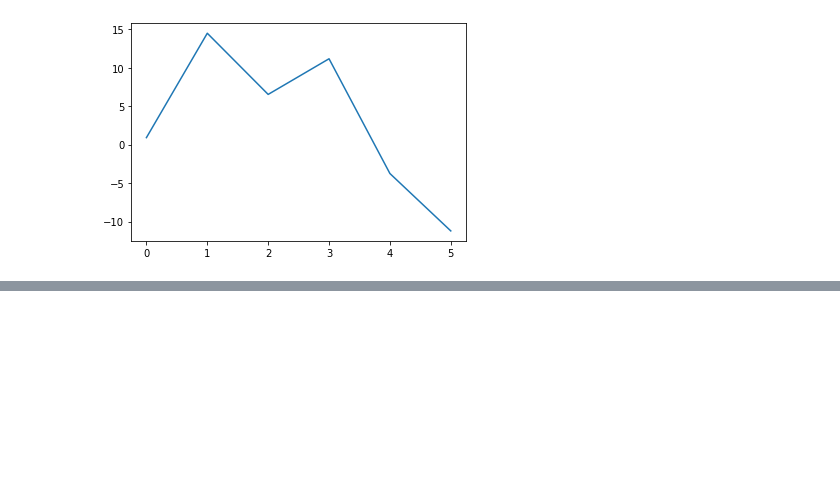
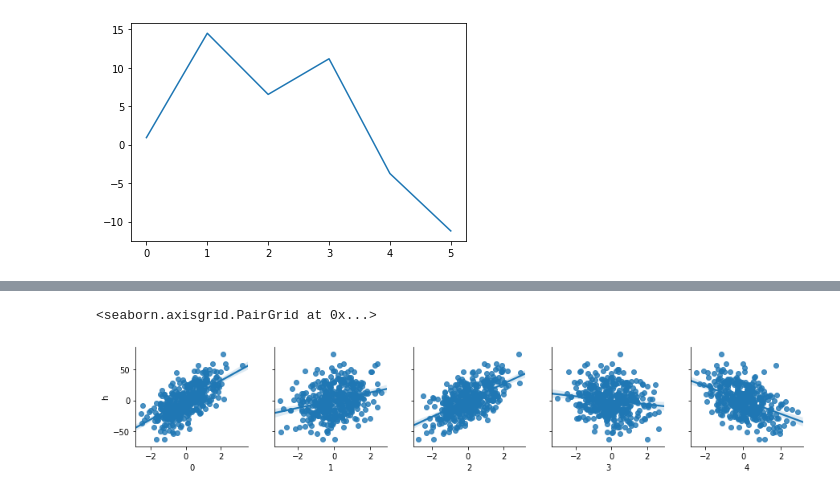
Before and after one commit to arch-24/AI-Mafia-Machine-Learning, a Jupyter notebook: week2_asgmt_2_air_pollution.ipynb, the cells around one changed output, grey strips where cells are left out. Drawn from its saved outputs; the diff is of its cells as text; code cells hidden in the pictures; blank space fills up the shorter version.

```diff
--- a/week2_asgmt_2_air_pollution.ipynb
+++ b/week2_asgmt_2_air_pollution.ipynb
@@ -123,3 +123,7 @@ plt.plot(opt_theta)
 # %% [output]
 [<matplotlib.lines.Line2D at 0x...>]
 [figure]
+# %%
+xtest=pd.DataFrame(np.matrix.transpose(np.array(x_test)))
+xtest['h']=hx
+xtest.head()
@@ -125,0 +137,5 @@ plt.plot(opt_theta)
+# %%
+sns.pairplot(xtest,x_vars=[0,1,2,3,4],y_vars=['h'],kind='reg')
+# %% [output]
+<seaborn.axisgrid.PairGrid at 0x...>
+[figure, added]
```
Also changed, not shown: parts of 1 cell of this notebook.
